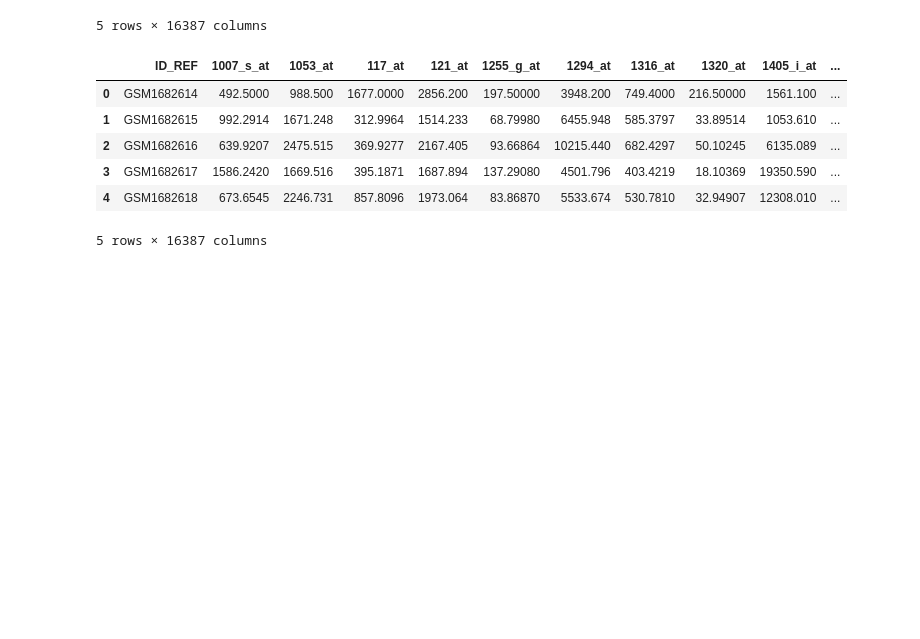
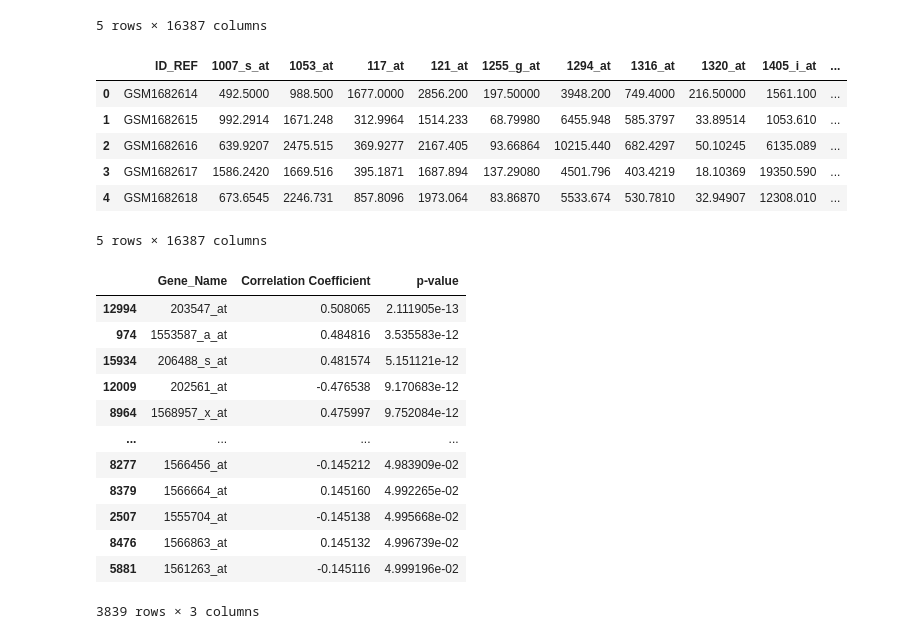
Before and after one commit to MsTao-68/PHM5005, a Jupyter notebook: AML.ipynb, the cells around one changed output. Saved outputs shown, nothing was run; the diff lists cells and outputs as text; code cells hidden in the pictures; blank space fills up the shorter version.

```diff
--- a/AML.ipynb
+++ b/AML.ipynb
@@ -58,0 +110,29 @@ df.to_csv("/Users/TracyTao/Desktop/Singapore/NUS/PHM5005/ML/PHM5005/AML.csv", in
+# %%
+# Pearson Correlation
+person_correlations = [pearsonr(x[column], y) for column in x.columns] # <--- Calculate Pearson Correlation
+
+pearson_df = pd.DataFrame(person_correlations, columns=['Correlation Coefficient', 'p-value'], # <--- Generate p-values
+                          index = x.columns).reset_index().rename(columns={'index': 'Gene_Name'}) # <--- Create Table
+
+pearson_df['Absolute Correlation Coefficient'] = np.abs(pearson_df['Correlation Coefficient']) # <--- Absolute Value
+
+pearson_df_sorted = pearson_df.sort_values(by='Absolute Correlation Coefficient',
+                                    ascending = False).drop('Absolute Correlation Coefficient', axis = 1) # <--- Sort Table
+
+pearson_df_significant = pearson_df_sorted[pearson_df_sorted['p-value'] < 0.05] # <--- Significance Filter
+
+pearson_df_significant # <--- Display Table
+# %% [output]
+|  | Gene_Name | Correlation Coefficient | p-value |
+| 12994 | 203547_at | 0.508065 | 2.111905e-13 |
+| 974 | 1553587_a_at | 0.484816 | 3.535583e-12 |
+| 15934 | 206488_s_at | 0.481574 | 5.151121e-12 |
+| 12009 | 202561_at | -0.476538 | 9.170683e-12 |
+| 8964 | 1568957_x_at | 0.475997 | 9.752084e-12 |
+| ... | ... | ... | ... |
+| 8277 | 1566456_at | -0.145212 | 4.983909e-02 |
+| 8379 | 1566664_at | 0.145160 | 4.992265e-02 |
+| 2507 | 1555704_at | -0.145138 | 4.995668e-02 |
+| 8476 | 1566863_at | 0.145132 | 4.996739e-02 |
+| 5881 | 1561263_at | -0.145116 | 4.999196e-02 |
+3839 rows × 3 columns
```
Also changed, not shown: parts of 11 cells of this notebook, 1 other file.
